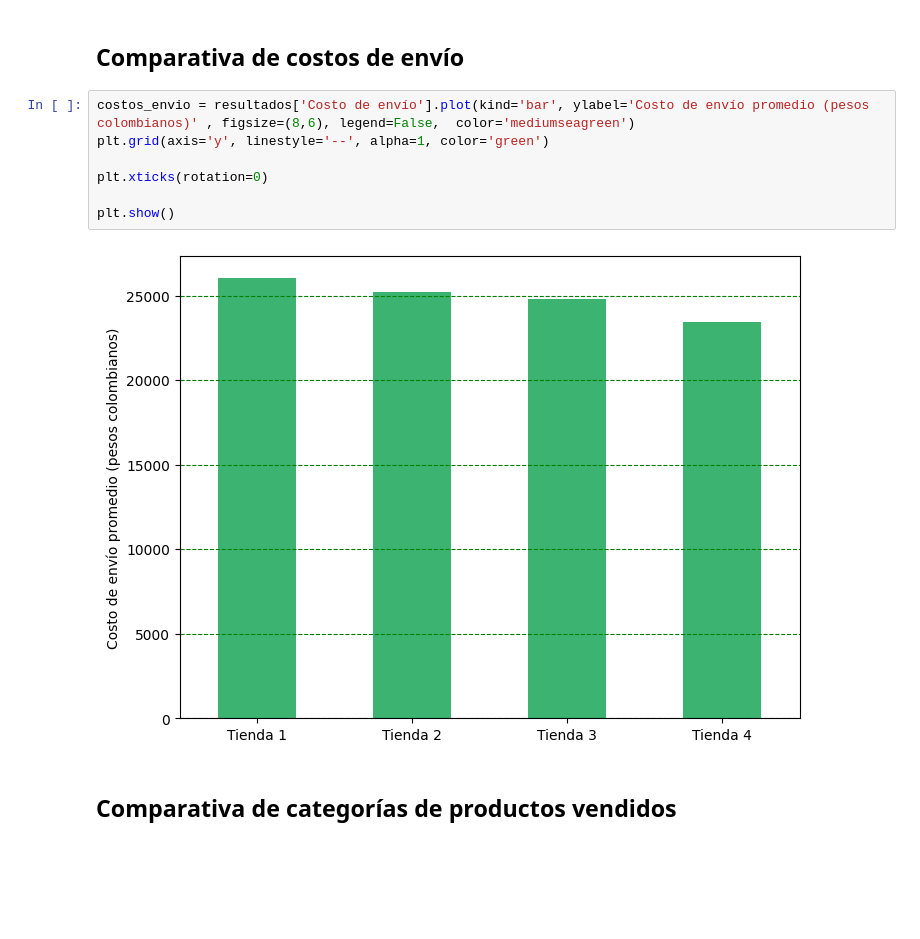
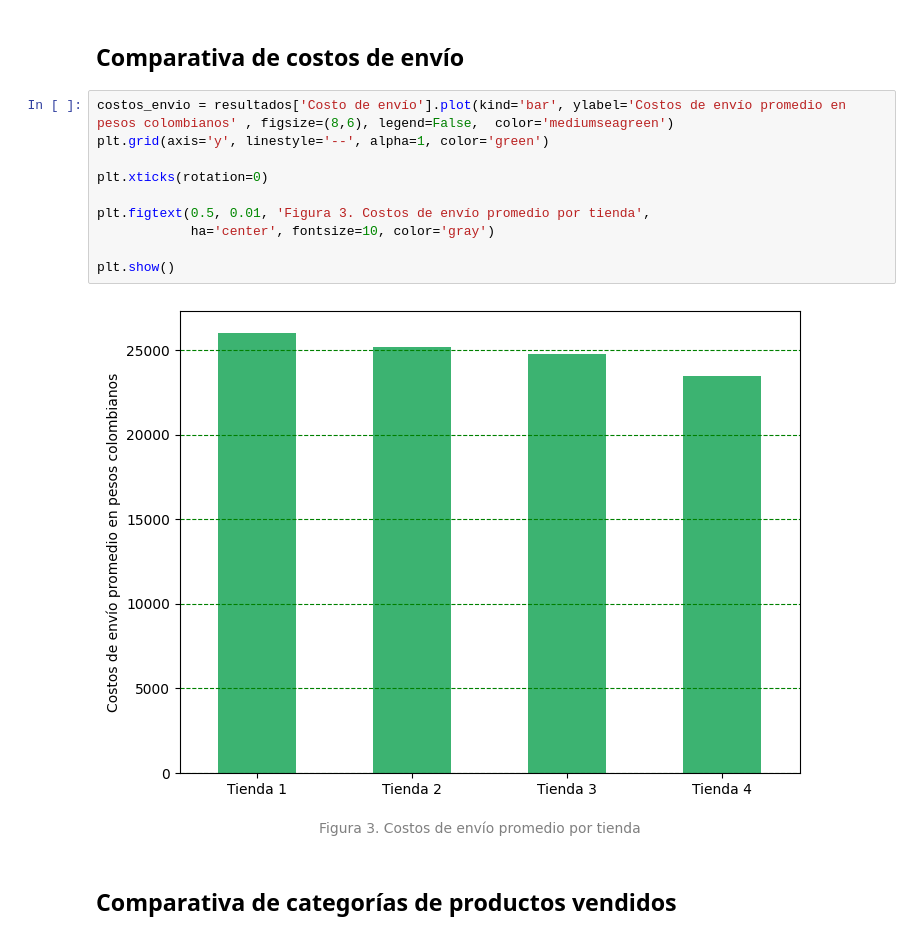
Before and after one commit to mmitxel/alura-challenge-store, a Jupyter notebook: alura_challenge_store.ipynb, the cells around one changed output. Saved outputs shown, nothing was run; the diff lists cells and outputs as text; blank space fills up the shorter version.

```diff
--- a/alura_challenge_store.ipynb
+++ b/alura_challenge_store.ipynb
@@ -311,14 +198,17 @@ plt.show()
 # %% [markdown]
 ## Comparativa de costos de envío
 # %%
-costos_envio = resultados['Costo de envío'].plot(kind='bar', ylabel='Costo de envío promedio (pesos colombianos)' , figsize=(8,6), legend=False,  color='mediumseagreen')
+costos_envio = resultados['Costo de envío'].plot(kind='bar', ylabel='Costos de envío promedio en pesos colombianos' , figsize=(8,6), legend=False,  color='mediumseagreen')
 plt.grid(axis='y', linestyle='--', alpha=1, color='green')
 
 plt.xticks(rotation=0)
 
+plt.figtext(0.5, 0.01, 'Figura 3. Costos de envío promedio por tienda',
+            ha='center', fontsize=10, color='gray')
+
 plt.show()
 # %% [output]
-[figure, old version]
+[figure, new version]
 # %% [markdown]
 ## Comparativa de categorías de productos vendidos
 # %%
```
Also changed, not shown: parts of 17 cells of this notebook.
